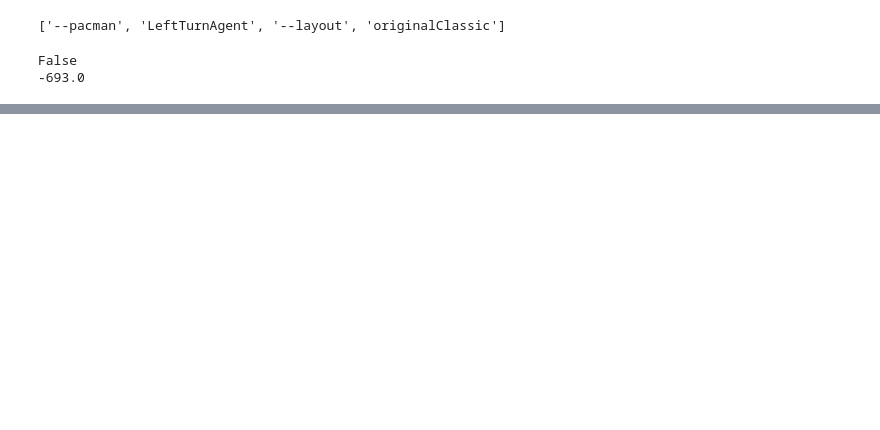
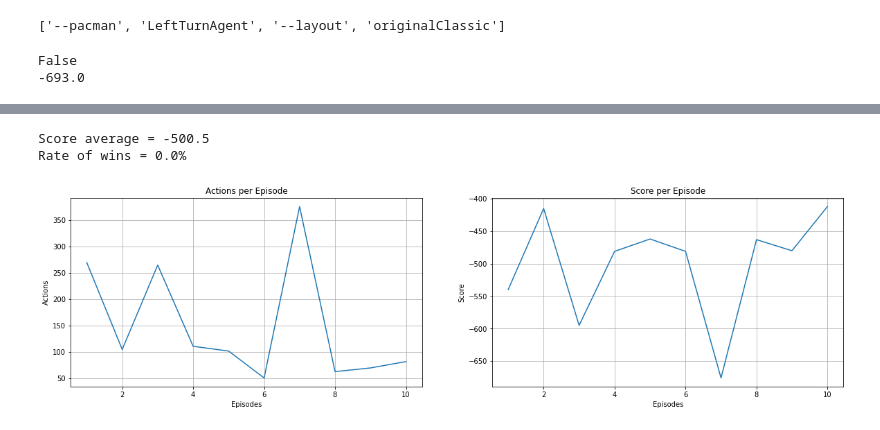
Before and after one commit to batataazul/projects_MachineLearning, a Jupyter notebook: project3_ra214129_ra216179/notebooks/RL.ipynb, the cells around one changed output, grey strips where cells are left out. Drawn from its saved outputs; the diff is of its cells as text; code cells hidden in the pictures; blank space fills up the shorter version.

```diff
--- a/project3_ra214129_ra216179/notebooks/RL.ipynb
+++ b/project3_ra214129_ra216179/notebooks/RL.ipynb
@@ -581,0 +806,8 @@ agenteEspertoO.winRate(kO)
+# %%
+bRO = []
+kRO = 10
+for i in range(kRO):
+    bRO.append(runGames(**argsRO))
+    print(bRO[i][0].state.isWin())
+    print(bRO[i][0].state.getScore())
+    agenteAleatorioO.finish(bRO[i][0].state,i+1)
@@ -581,0 +832,7 @@ agenteEspertoO.winRate(kO)
+# %%
+agenteAleatorioO.printResult(kRO)
+agenteAleatorioO.winRate(kRO)
+# %% [output]
+Score average = -500.5
+Rate of wins = 0.0%
+[figure, added]
```
Also changed, not shown: parts of 33 cells of this notebook.
